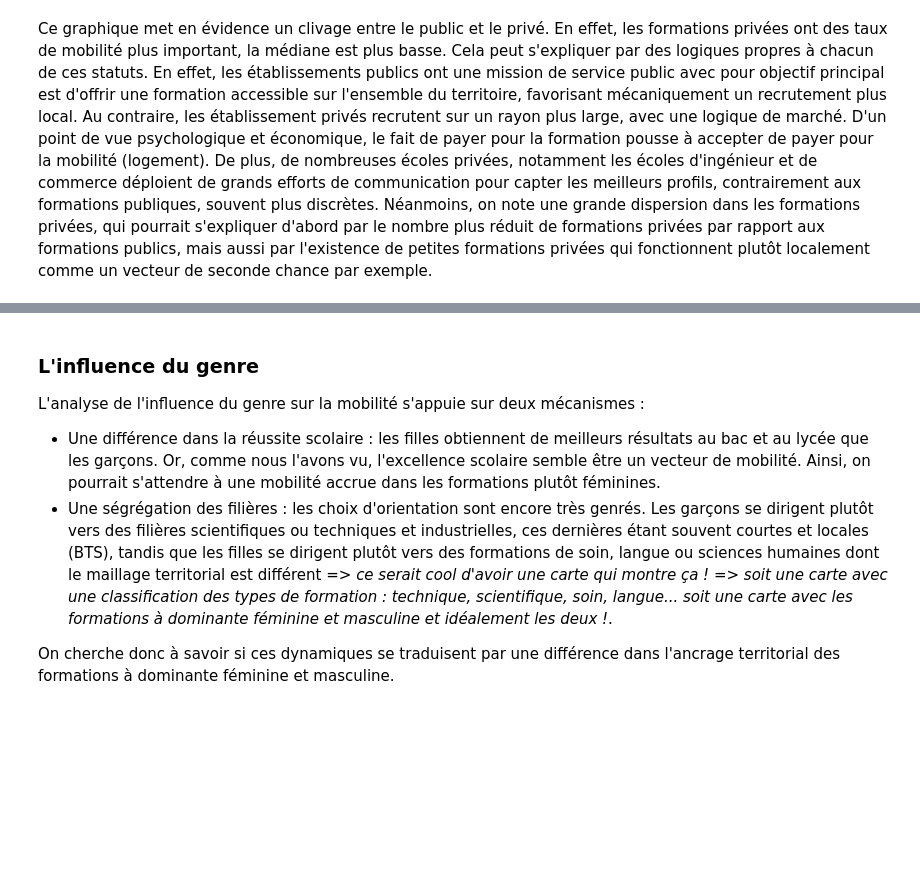
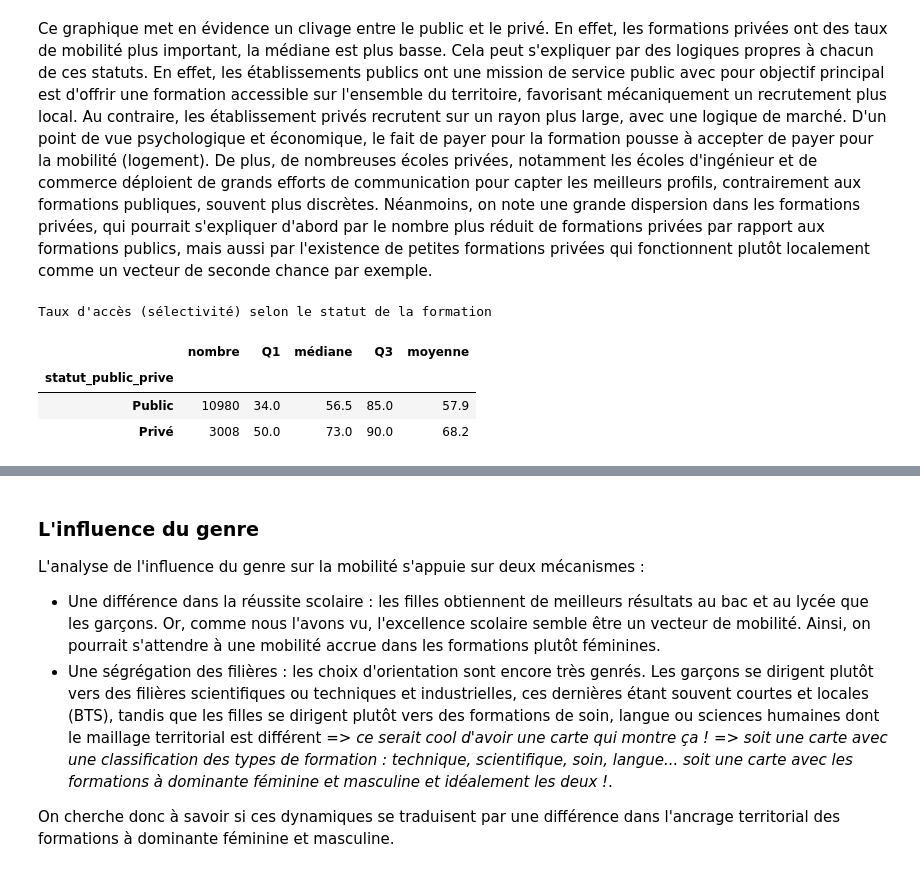
Before and after one commit to elise-m1/Projet-python-data-science, a Jupyter notebook: main.ipynb, the cells around one changed output, grey strips where cells are left out. Cells and saved outputs as stored; diff of their text form; code cells hidden in the pictures; blank space fills up the shorter version.

```diff
--- a/main.ipynb
+++ b/main.ipynb
@@ -608,3 +622,13 @@ Passing `palette` without assigning `hue` is deprecated and will be removed in v
 # %% [markdown]
 Ce graphique met en évidence un clivage entre le public et le privé. En effet, les formations privées ont des taux de mobilité plus important, la médiane est plus basse. Cela peut s'expliquer par des logiques propres à chacun de ces statuts. En effet, les établissements publics ont une mission de service public avec pour objectif principal est d'offrir une formation accessible sur l'ensemble du territoire, favorisant mécaniquement un recrutement plus local. Au contraire, les établissement privés recrutent sur un rayon plus large, avec une logique de marché. D'un point de vue psychologique et économique, le fait de payer pour la formation pousse à accepter de payer pour la mobilité (logement). De plus, de nombreuses écoles privées, notamment les écoles d'ingénieur et de commerce déploient de grands efforts de communication pour capter les meilleurs profils, contrairement aux formations publiques, souvent plus discrètes.
 Néanmoins, on note une grande dispersion dans les formations privées, qui pourrait s'expliquer d'abord par le nombre plus réduit de formations privées par rapport aux formations publics, mais aussi par l'existence de petites formations privées qui fonctionnent plutôt localement comme un vecteur de seconde chance par exemple.
+# %%
+print("Taux d'accès (sélectivité) selon le statut de la formation")
+stats_sel_statut = decrire_donnees(df, "statut_public_prive", "taux_acces_clean")
+display(stats_sel_statut)
+# %% [output]
+Taux d'accès (sélectivité) selon le statut de la formation
+|  | nombre | Q1 | médiane | Q3 | moyenne |
+| statut_public_prive |  |  |  |  |  |
+| Public | 10980 | 34.0 | 56.5 | 85.0 | 57.9 |
+| Privé | 3008 | 50.0 | 73.0 | 90.0 | 68.2 |
```
Also changed, not shown: parts of 4 cells of this notebook.
